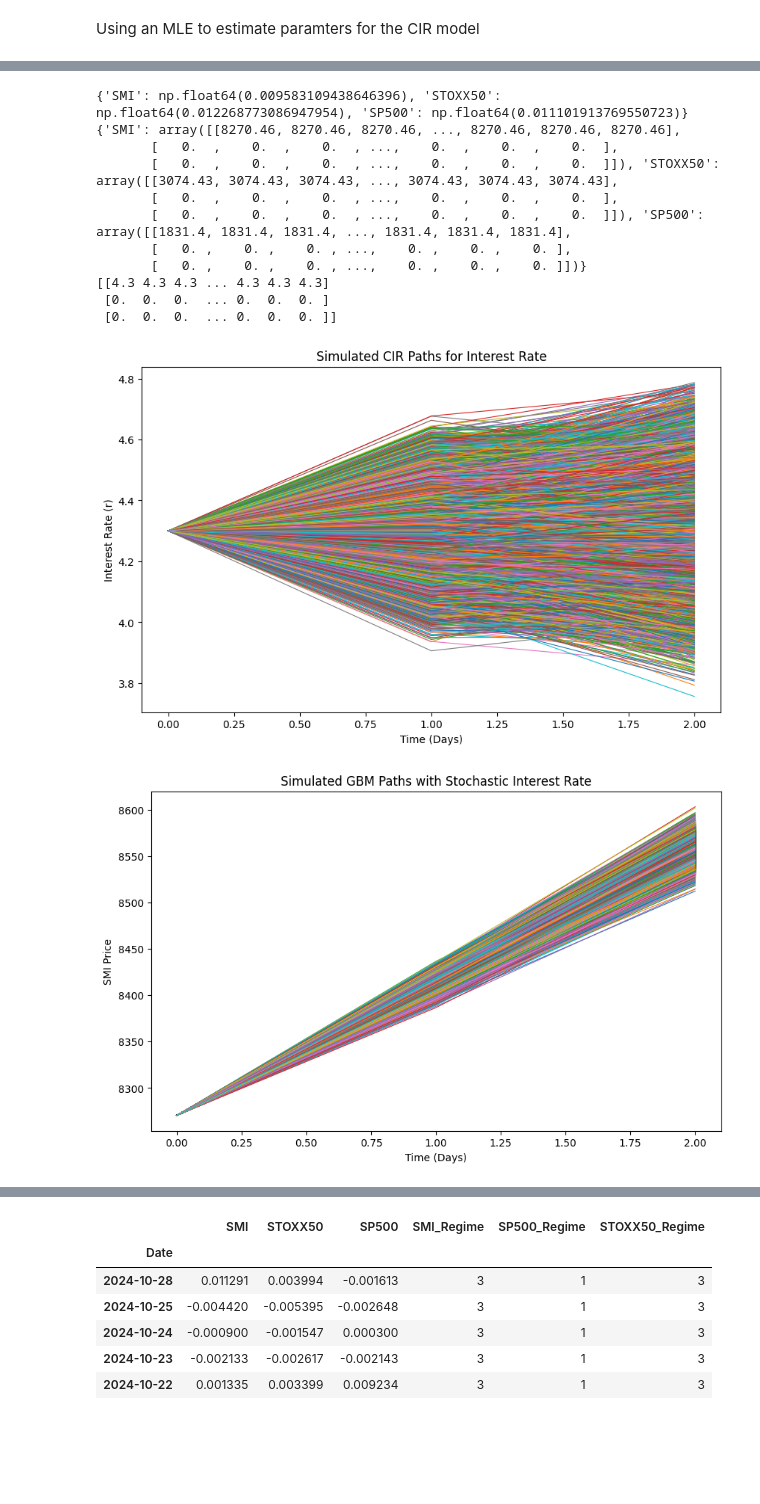
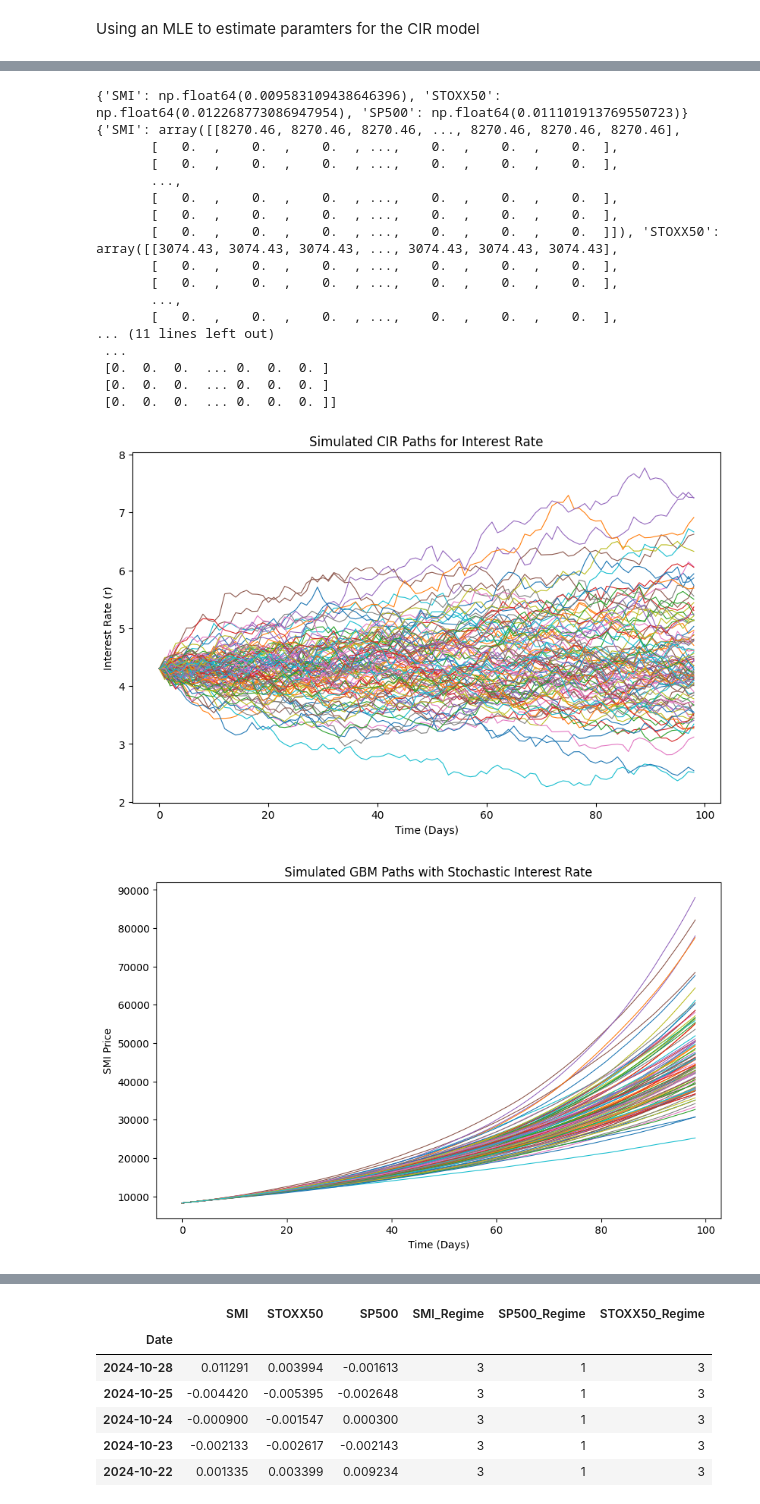
Before and after one commit to lesfgoh/MH4518-Simulation-Techniques, a Jupyter notebook: Code/hd_main_markovCiR.ipynb, the cells around one changed output, grey strips where cells are left out. Cells and saved outputs as stored; diff of their text form; code cells hidden in the pictures; blank space fills up the shorter version.

```diff
--- a/Code/hd_main_markovCiR.ipynb
+++ b/Code/hd_main_markovCiR.ipynb
@@ -178,6 +178,7 @@ sigma_r: 0.6839524029950487
 # %%
-n_simulations = 100000
-n_timesteps = 2
+date = '2024-08-01'
+n_simulations = 100
+n_timesteps = len(pd.bdate_range(start='2024-08-01',end='2024-12-16'))
 
 mu = {}
 sigma = {}
@@ -227,39 +228,45 @@ for i in range(1, n_timesteps + 1):
         drift_term = (r_paths[i] - 0.5 * sigma[index] ** 2) * dt
         diffusion_term = sigma[index] * np.sqrt(dt) * Z_correlated[i - 1, :, idx]
         price_paths[index][i] = price_paths[index][i - 1] * np.exp(drift_term + diffusion_term)
 
 for index in ['SMI', 'STOXX50', 'SP500']:
     price_paths[index] = price_paths[index].transpose()
 
 plt.figure(figsize=(10, 6))
 for i in range(n_simulations):
     plt.plot(range(n_timesteps + 1), r_paths[:, i], lw=0.8)
 plt.xlabel("Time (Days)")
 plt.ylabel("Interest Rate (r)")
 plt.title("Simulated CIR Paths for Interest Rate")
 plt.show()
 
 plt.figure(figsize=(10, 6))
 for i in range(n_simulations):
     plt.plot(range(n_timesteps + 1), price_paths['SMI'][i, :], lw=0.8)
 plt.xlabel("Time (Days)")
 plt.ylabel("SMI Price")
 plt.title("Simulated GBM Paths with Stochastic Interest Rate")
 plt.show()
 # %% [output]
 {'SMI': np.float64(0.009583109438646396), 'STOXX50': np.float64(0.012268773086947954), 'SP500': np.float64(0.011101913769550723)}
 {'SMI': array([[8270.46, 8270.46, 8270.46, ..., 8270.46, 8270.46, 8270.46],
        [   0.  ,    0.  ,    0.  , ...,    0.  ,    0.  ,    0.  ],
+       [   0.  ,    0.  ,    0.  , ...,    0.  ,    0.  ,    0.  ],
+       ...,
+       [   0.  ,    0.  ,    0.  , ...,    0.  ,    0.  ,    0.  ],
+       [   0.  ,    0.  ,    0.  , ...,    0.  ,    0.  ,    0.  ],
        [   0.  ,    0.  ,    0.  , ...,    0.  ,    0.  ,    0.  ]]), 'STOXX50': array([[3074.43, 3074.43, 3074.43, ..., 3074.43, 3074.43, 3074.43],
        [   0.  ,    0.  ,    0.  , ...,    0.  ,    0.  ,    0.  ],
-       [   0.  ,    0.  ,    0.  , ...,    0.  ,    0.  ,    0.  ]]), 'SP500': array([[1831.4, 1831.4, 1831.4, ..., 1831.4, 1831.4, 1831.4],
-       [   0. ,    0. ,    0. , ...,    0. ,    0. ,    0. ],
-       [   0. ,    0. ,    0. , ...,    0. ,    0. ,    0. ]])}
-[[4.3 4.3 4.3 ... 4.3 4.3 4.3]
+       [   0.  ,    0.  ,    0.  , ...,    0.  ,    0.  ,    0.  ],
+       ...,
+       [   0.  ,    0.  ,    0.  , ...,    0.  ,    0.  ,    0.  ],
+... (11 lines left out)
+ ...
+ [0.  0.  0.  ... 0.  0.  0. ]
  [0.  0.  0.  ... 0.  0.  0. ]
  [0.  0.  0.  ... 0.  0.  0. ]]
-[figure, old version]
+[figure, new version]
-[figure, old version]
+[figure, new version]
 # %%
 import pandas as pd
 
```
Also changed, not shown: parts of 3 cells of this notebook, 1 other file.
